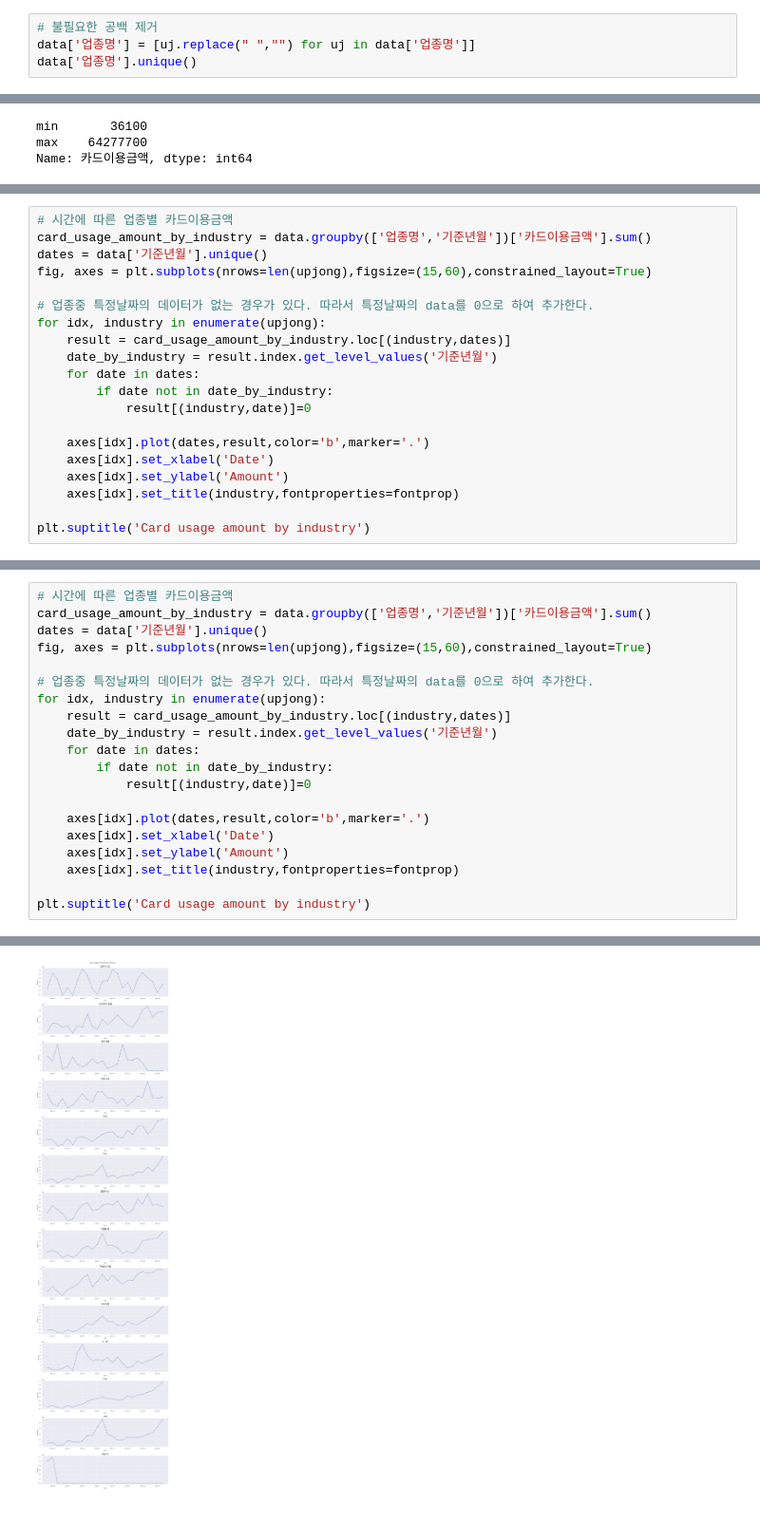
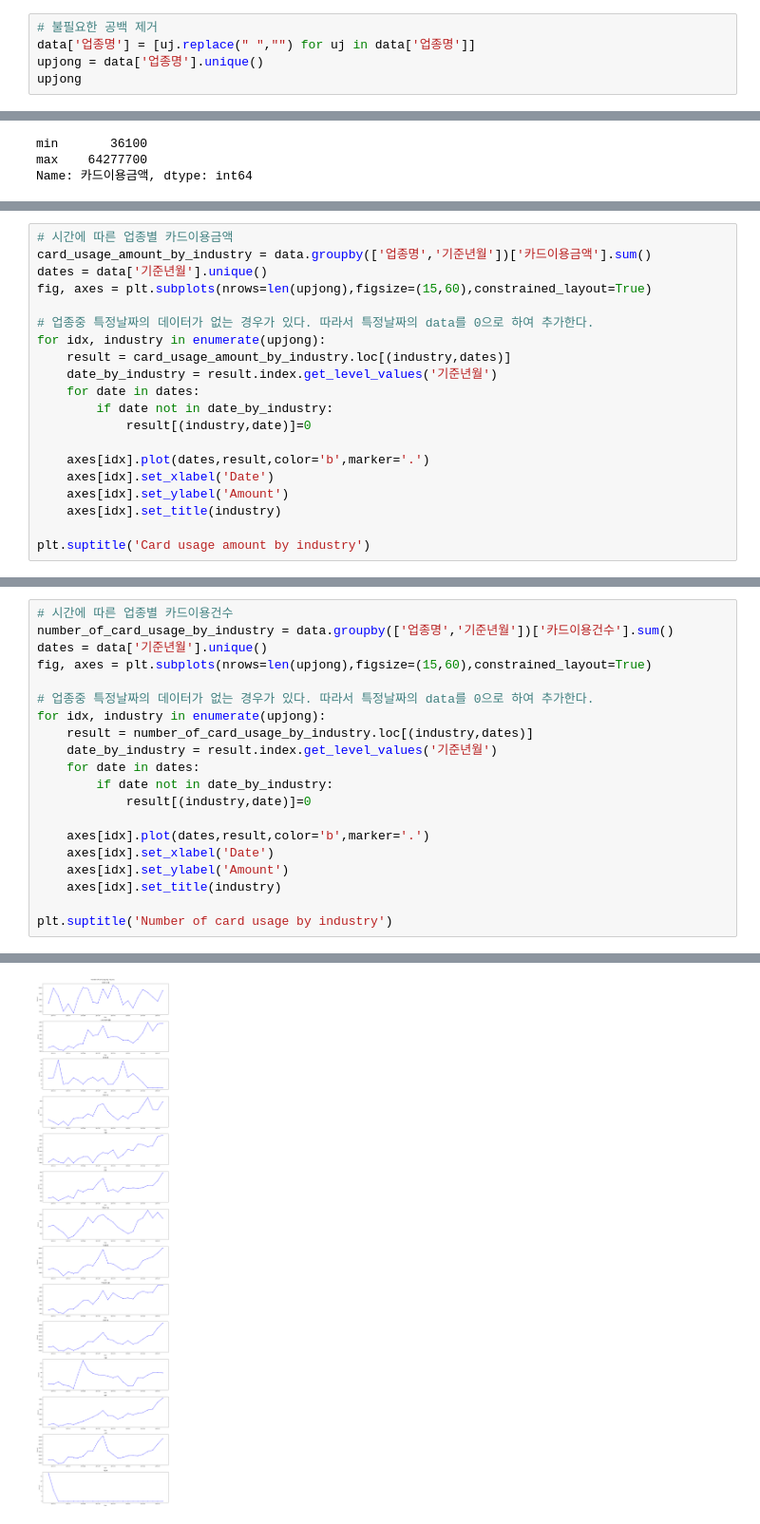
Before and after one commit to So-chankyun/consumption-pattern-analysis-of-jeju-tourist, a Jupyter notebook: consumption pattern analysis of jeju tourist.ipynb, the cells around one changed output, grey strips where cells are left out. Shown at 95% size. Drawn from its saved outputs; the diff is of its cells as text.

```diff
--- a/consumption pattern analysis of jeju tourist.ipynb
+++ b/consumption pattern analysis of jeju tourist.ipynb
@@ -238,7 +238,8 @@ print(f'업종의 갯수 : {len(upjong)}\n',upjong)
 # %%
 # 불필요한 공백 제거
 data['업종명'] = [uj.replace(" ","") for uj in data['업종명']]
-data['업종명'].unique()
+upjong = data['업종명'].unique()
+upjong
 # %% [output]
 array(['농축수산품', '스포츠레져용품', '골프용품', '악세사리', '의원', '안경', '정장(여성)', '기념품점',
        '기타음료식품', '슈퍼마켓', '신발', '약국', '스넥', '귀금속'], dtype=object)
@@ -316,7 +321,7 @@ for idx, industry in enumerate(upjong):
     axes[idx].plot(dates,result,color='b',marker='.')
     axes[idx].set_xlabel('Date')
     axes[idx].set_ylabel('Amount')
-    axes[idx].set_title(industry,fontproperties=fontprop)
+    axes[idx].set_title(industry)
 
 plt.suptitle('Card usage amount by industry')
 # %% [output]
@@ -325,12 +330,12 @@ Text(0.5, 0.98, 'Card usage amount by industry')
 # %%
-# 시간에 따른 업종별 카드이용금액
-card_usage_amount_by_industry = data.groupby(['업종명','기준년월'])['카드이용금액'].sum()
+# 시간에 따른 업종별 카드이용건수
+number_of_card_usage_by_industry = data.groupby(['업종명','기준년월'])['카드이용건수'].sum()
 dates = data['기준년월'].unique()
 fig, axes = plt.subplots(nrows=len(upjong),figsize=(15,60),constrained_layout=True)
 
 # 업종중 특정날짜의 데이터가 없는 경우가 있다. 따라서 특정날짜의 data를 0으로 하여 추가한다.
 for idx, industry in enumerate(upjong):
-    result = card_usage_amount_by_industry.loc[(industry,dates)]
+    result = number_of_card_usage_by_industry.loc[(industry,dates)]
     date_by_industry = result.index.get_level_values('기준년월')
     for date in dates:
         if date not in date_by_industry:
@@ -339,7 +344,7 @@ for idx, industry in enumerate(upjong):
     axes[idx].plot(dates,result,color='b',marker='.')
     axes[idx].set_xlabel('Date')
     axes[idx].set_ylabel('Amount')
-    axes[idx].set_title(industry,fontproperties=fontprop)
+    axes[idx].set_title(industry)
 
-plt.suptitle('Card usage amount by industry')
+plt.suptitle('Number of card usage by industry')
 # %% [output]
@@ -347 +352 @@ Text(0.5, 0.98, 'Card usage amount by industry')
-[figure, old version]
+[figure, new version]
```
Also changed, not shown: parts of 15 cells of this notebook.
